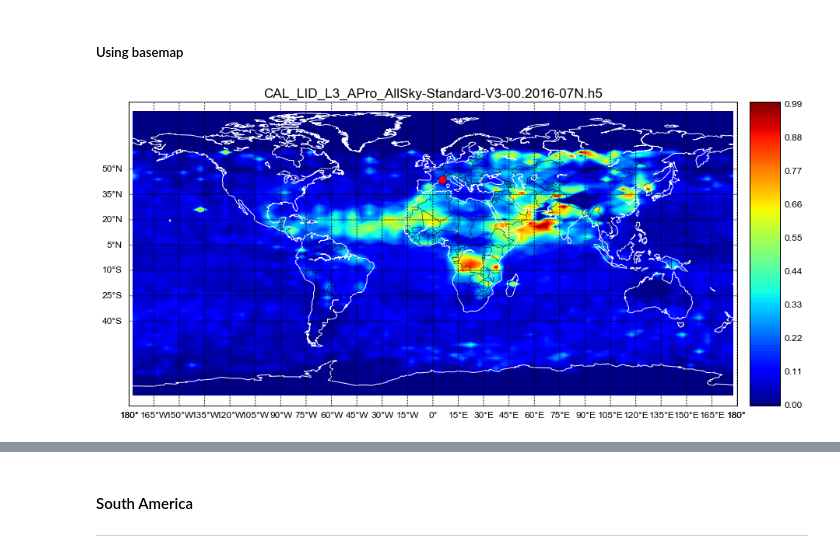
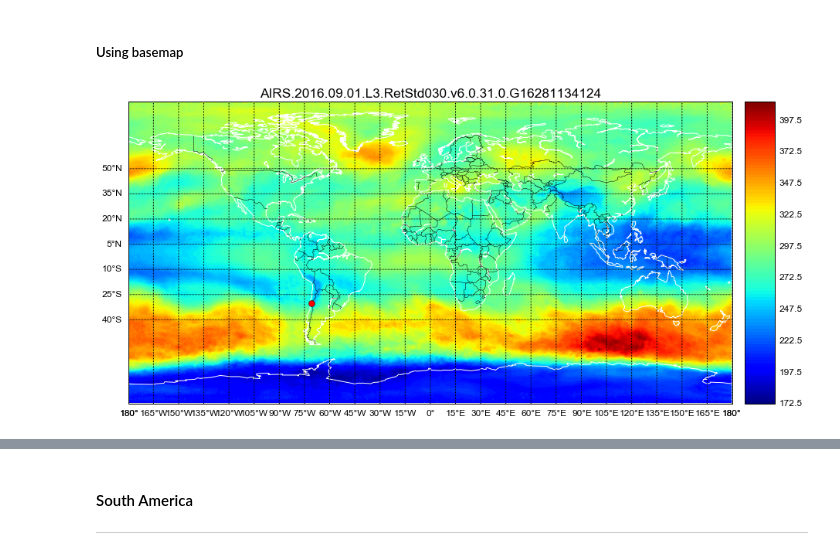
Before and after one commit to sylvielsstfr/AquaAIRSAtm, a Jupyter notebook: worldL3Data/ExploreAIRSL3Data.ipynb, the cells around one changed output, grey strips where cells are left out. Cells and saved outputs as stored; diff of their text form; code cells hidden in the pictures.

```diff
--- a/worldL3Data/ExploreAIRSL3Data.ipynb
+++ b/worldL3Data/ExploreAIRSL3Data.ipynb
@@ -114,0 +95,9 @@ CAL_LID_L3_APro_AllSky-Standard-V3-00_2016-07N.pdf
+# %%
+# Handle fill value.
+attrs = data3D.attributes(full=1)
+fillvalue=attrs["_FillValue"]
+
+# fillvalue[0] is the attribute value.
+fv = fillvalue[0]
+data[data == fv] = np.nan
+data = np.ma.masked_array(data, np.isnan(data))
@@ -190,4 +118,0 @@ aod_clean=np.where(np.logical_and(arr>0,arr<1),arr  , 0 )  # clean the aod from
-# %%
-longitude=h5f['Longitude_Midpoint']   # shape =(1,72)
-# %%
-latitude=h5f['Latitude_Midpoint']     # shape = (1,85)
@@ -212,0 +125,5 @@ plt.show()
+# %%
+#CTIO site
+Longitude_ctio = -70.815  # deg
+Latitude_ctio = -30.165277777777778 #deg
+Altitude_ctio = 2214.9999999993697 #m
@@ -215,23 +175,23 @@ plt.show()
 # %%
 from mpl_toolkits.basemap import Basemap
 import matplotlib.pyplot as plt
 plt.figure(figsize=(15,15))
 map = Basemap()
 map.drawcoastlines(color="white")
 map.drawcountries(color="black")
-img=map.contourf(X, Y, aod_clean,100)
+img=map.contourf(longitude,latitude, data,100)
 map.colorbar(img,"right", size="5%", pad="2%")
 map.drawparallels(np.arange(-40,61.,15.),labels=[True,False,False,False])
 map.drawmeridians(np.arange(-180.,180.,15.),labels=[True,False,False,True])
-xpt_ohp,ypt_ohp = map(Longitude_ohp,Latitude_ohp)
-map.plot(xpt_ohp,ypt_ohp,marker='o',color='r',markersize=10)  # plot a red dot there
+xpt_ctio,ypt_ctio = map(Longitude_ctio,Latitude_ctio)
+map.plot(xpt_ctio,ypt_ctio,marker='o',color='r',markersize=8)  # plot a red dot there
 #plt.text(xpt_lsst-100000,ypt_lsst-200000,'LSST (%5.1fW,%3.1fN)' % (Longitude_lsst,Latitude_lsst),color='red', fontsize=15)
-title=sel_filename
+title=root_filename
 plt.title(title)
 plt.savefig(pp, format='pdf')
 plt.show()
 # %% [output]
-[figure, old version]
+[figure, new version]
 # %%
 
 from mpl_toolkits.basemap import Basemap
```
Also changed, not shown: parts of 97 cells of this notebook, 3 other files.
